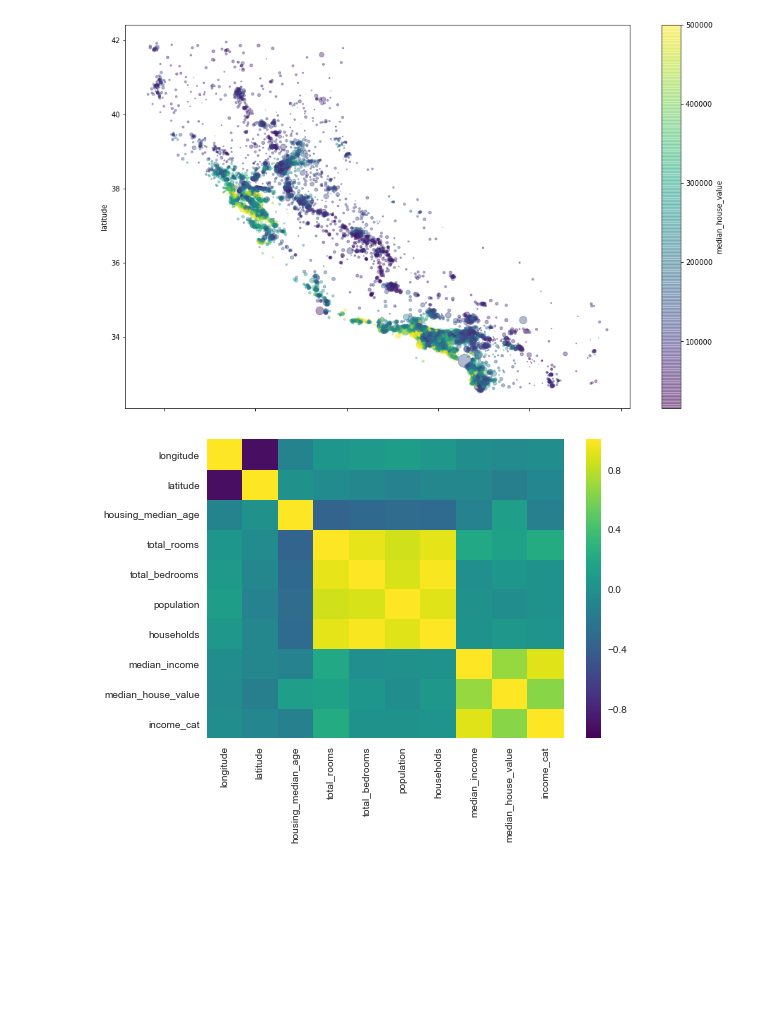
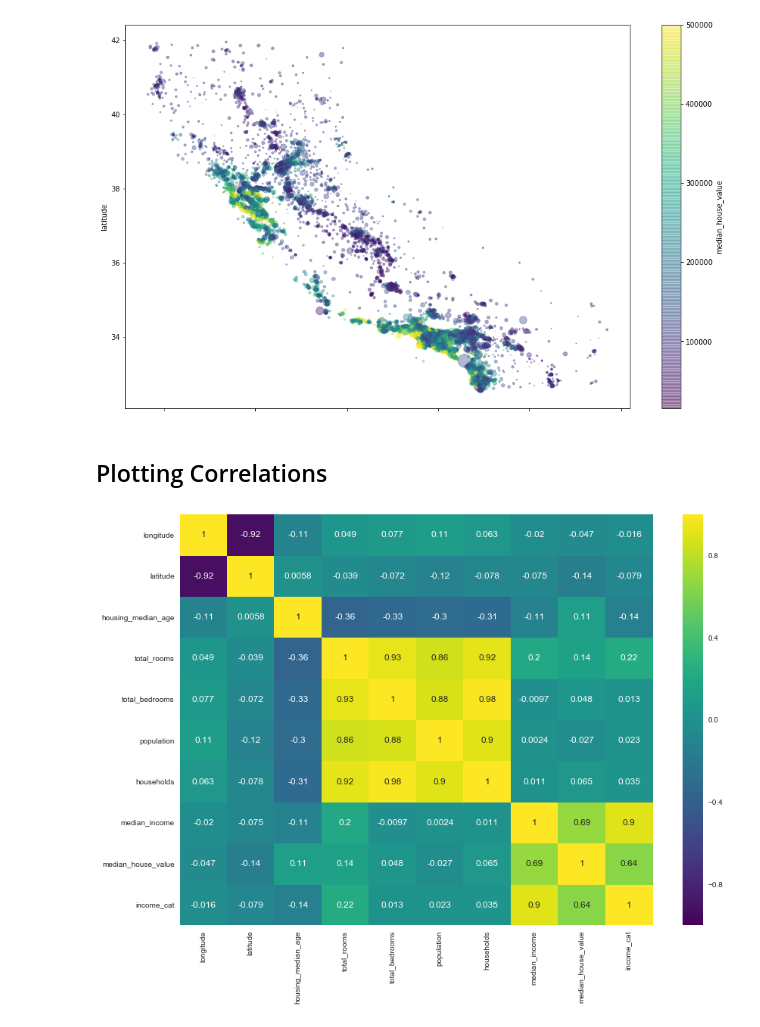
Before and after one commit to gerdm/machine_learning, a Jupyter notebook: scikitlearn_tflow/Housing.ipynb, the cells around one changed output. Cells and saved outputs as stored; diff of their text form; code cells hidden in the pictures; blank space fills up the shorter version.

```diff
--- a/scikitlearn_tflow/Housing.ipynb
+++ b/scikitlearn_tflow/Housing.ipynb
@@ -125,8 +126,10 @@ housing.plot(kind="scatter", x="longitude", y="latitude", alpha=0.4,
             figsize=(16,10));
 # %% [output]
 [figure]
+# %% [markdown]
+## Plotting Correlations
 # %%
-import seaborn as sns
-sns.heatmap(housing.corr(), cmap=plt.get_cmap("viridis"));
+plt.figure(figsize=(14,10))
+sns.heatmap(housing.corr(), cmap=plt.get_cmap("viridis"), annot=True);
 # %% [output]
-[figure, old version]
+[figure, new version]
```
Also changed, not shown: parts of 13 cells of this notebook.
